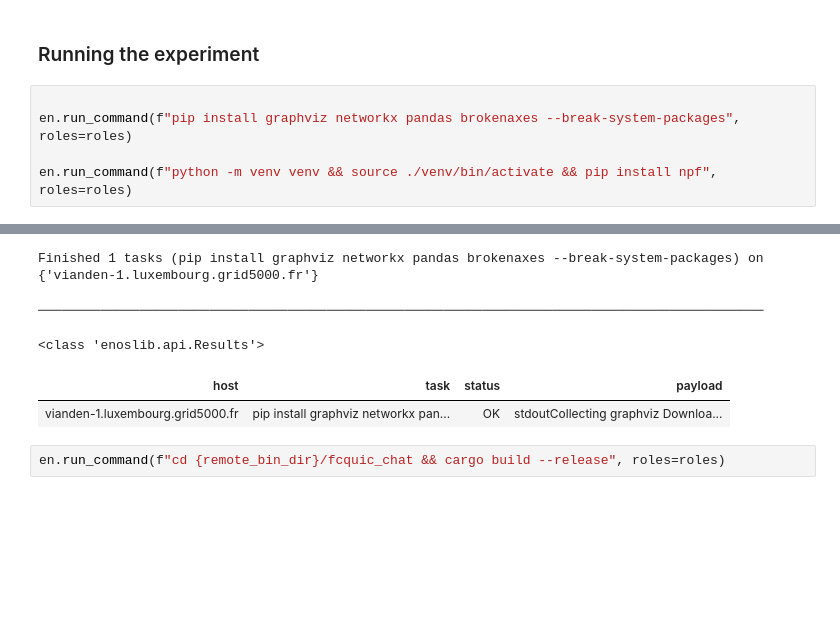
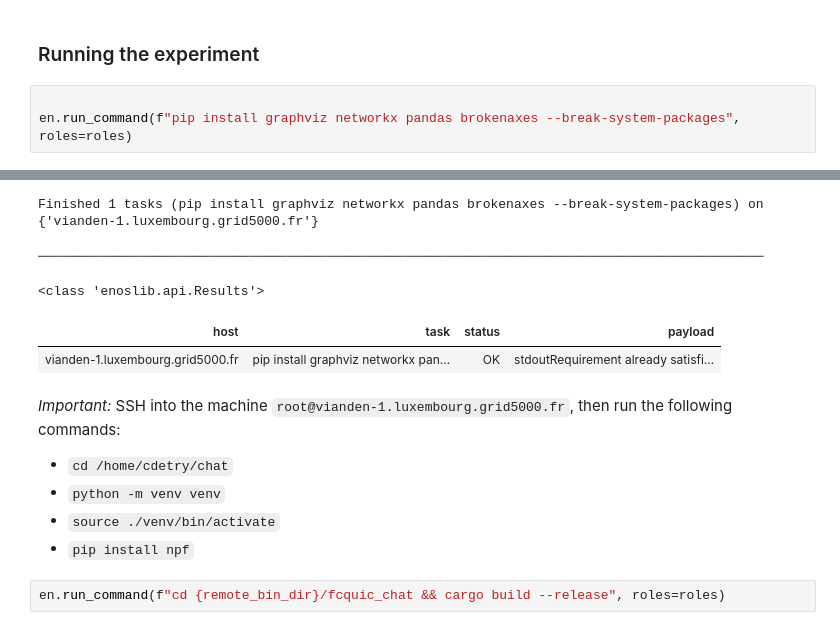
Before and after one commit to zeykafx/fcquic_applications_master_thesis, a Jupyter notebook: evaluations/grid5000/chat_eval_single_node/chat_eval_single_node.ipynb, the cells around one changed output, grey strips where cells are left out. Saved outputs shown, nothing was run; the diff lists cells and outputs as text; blank space fills up the shorter version.

```diff
--- a/evaluations/grid5000/chat_eval_single_node/chat_eval_single_node.ipynb
+++ b/evaluations/grid5000/chat_eval_single_node/chat_eval_single_node.ipynb
@@ -282,17 +278,21 @@ pushed project to node
 # %%
 
 en.run_command(f"pip install graphviz networkx pandas brokenaxes --break-system-packages", roles=roles)
-
-en.run_command(f"python -m venv venv && source ./venv/bin/activate && pip install npf", roles=roles)
 # %% [output]
 [interactive output not drawn]
 [interactive output not drawn]
 Finished 1 tasks (pip install graphviz networkx pandas brokenaxes --break-system-packages) on
 {'vianden-1.luxembourg.grid5000.fr'}
 ─────────────────────────────────────────────────────────────────────────────────────────────
 <class 'enoslib.api.Results'>
 | host | task | status | payload |
-| vianden-1.luxembourg.grid5000.fr | pip install graphviz networkx pan... | OK | stdoutCollecting graphviz Downloa... |
+| vianden-1.luxembourg.grid5000.fr | pip install graphviz networkx pan... | OK | stdoutRequirement already satisfi... |
+# %% [markdown]
+*Important:* SSH into the machine `root@vianden-1.luxembourg.grid5000.fr`, then run the following commands:
+- `cd /home/cdetry/chat`
+- `python -m venv venv`
+- `source ./venv/bin/activate`
+- `pip install npf`
 # %%
 en.run_command(f"cd {remote_bin_dir}/fcquic_chat && cargo build --release", roles=roles)
 # %% [output]
```
Also changed, not shown: parts of 10 cells of this notebook, 21 other files.
